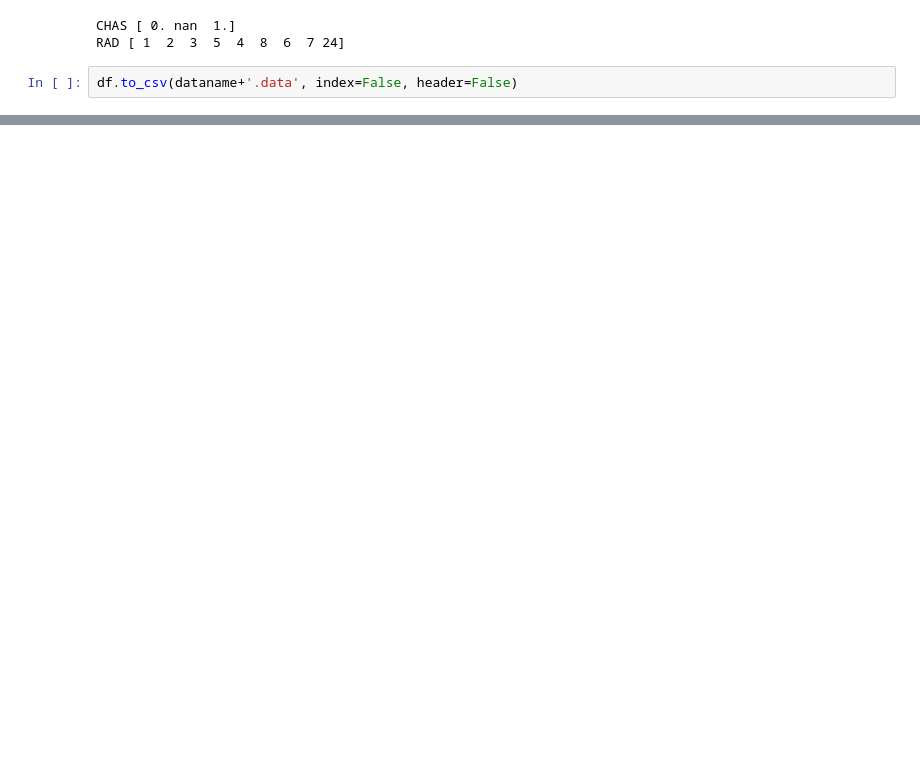
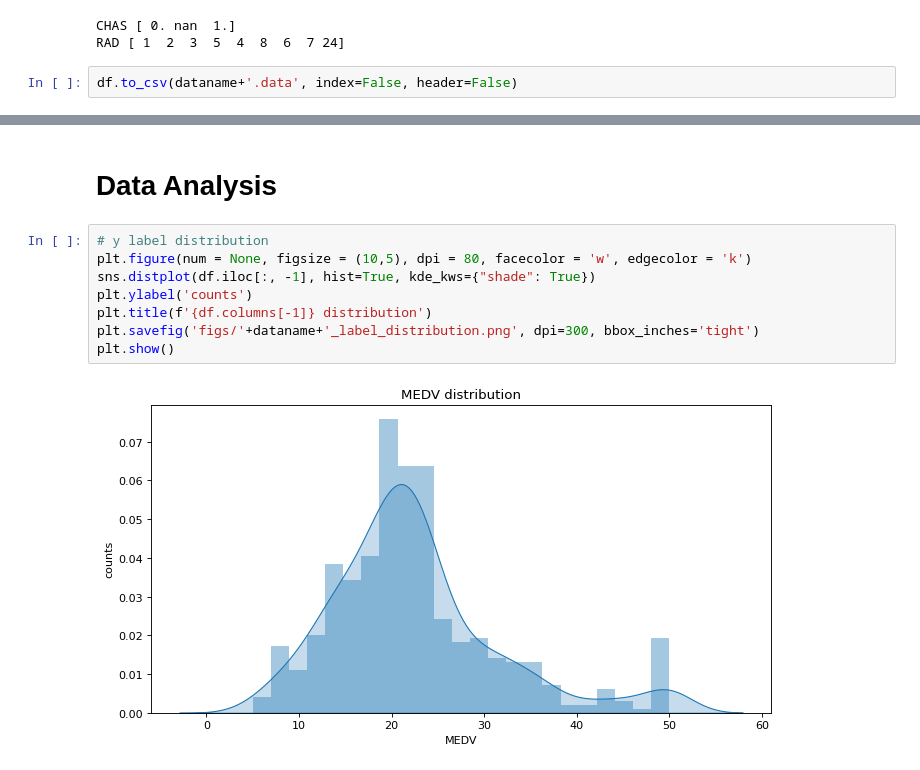
Before and after one commit to wzf2000/rrl, a Jupyter notebook: dataset/BostonHousing/data_analysis.ipynb, the cells around one changed output, grey strips where cells are left out. Drawn from its saved outputs; the diff is of its cells as text; blank space fills up the shorter version.

```diff
--- a/dataset/BostonHousing/data_analysis.ipynb
+++ b/dataset/BostonHousing/data_analysis.ipynb
@@ -58,0 +101,12 @@ df.to_csv(dataname+'.data', index=False, header=False)
+# %% [markdown]
+# Data Analysis
+# %%
+# y label distribution
+plt.figure(num = None, figsize = (10,5), dpi = 80, facecolor = 'w', edgecolor = 'k')
+sns.distplot(df.iloc[:, -1], hist=True, kde_kws={"shade": True})
+plt.ylabel('counts')
+plt.title(f'{df.columns[-1]} distribution')
+plt.savefig('figs/'+dataname+'_label_distribution.png', dpi=300, bbox_inches='tight')
+plt.show()
+# %% [output]
+[figure, added]
```
Also changed, not shown: parts of 11 cells of this notebook, 9 other files.
